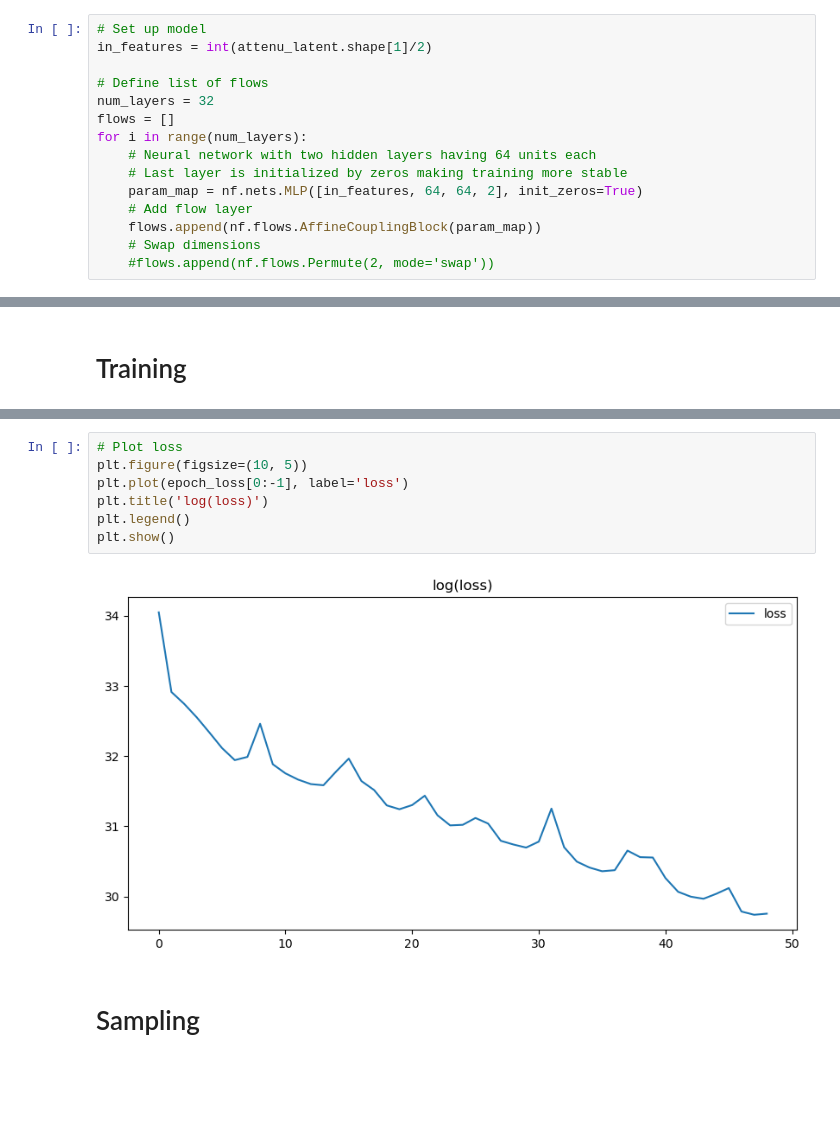
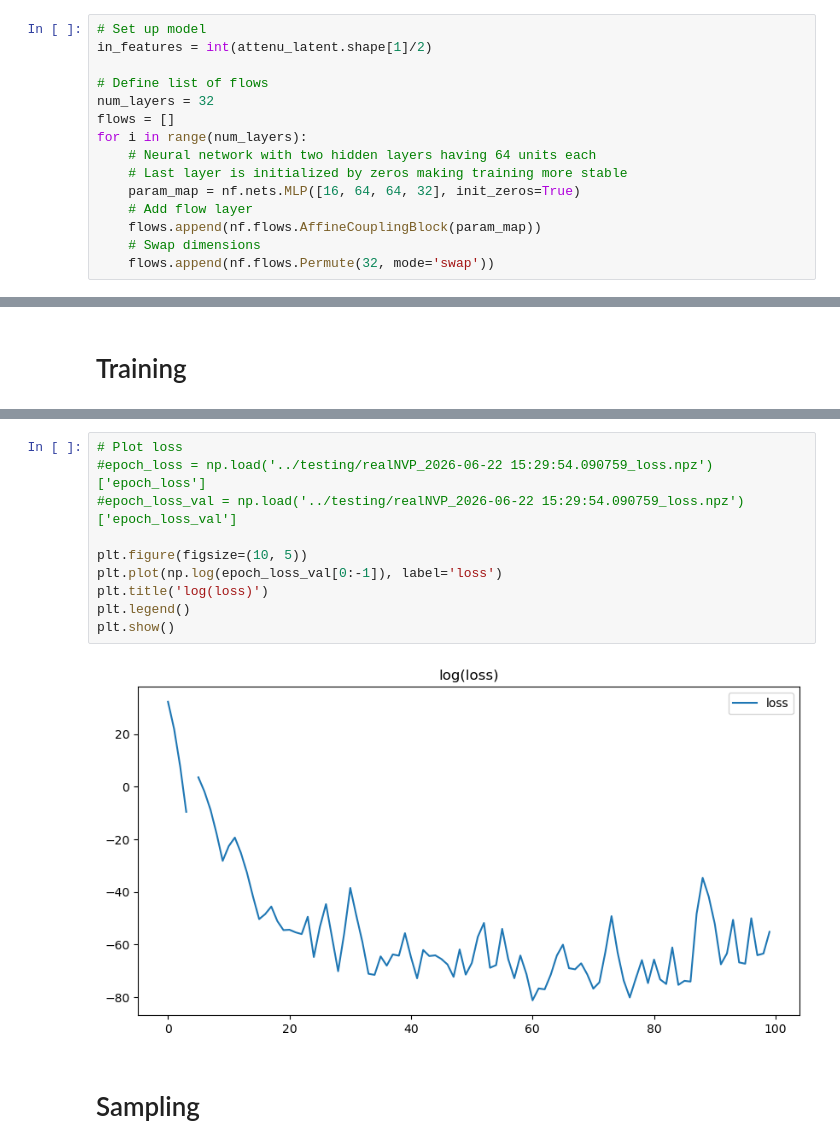
Before and after one commit to alastairyang/calibrated-prior, a Jupyter notebook: testing/normflows_testing.ipynb, the cells around one changed output, grey strips where cells are left out. Saved outputs shown, nothing was run; the diff lists cells and outputs as text; blank space fills up the shorter version.

```diff
--- a/testing/normflows_testing.ipynb
+++ b/testing/normflows_testing.ipynb
@@ -90,11 +70,11 @@ flows = []
 for i in range(num_layers):
     # Neural network with two hidden layers having 64 units each
     # Last layer is initialized by zeros making training more stable
-    param_map = nf.nets.MLP([in_features, 64, 64, 2], init_zeros=True)
+    param_map = nf.nets.MLP([16, 64, 64, 32], init_zeros=True)
     # Add flow layer
     flows.append(nf.flows.AffineCouplingBlock(param_map))
     # Swap dimensions
-    #flows.append(nf.flows.Permute(2, mode='swap'))
+    flows.append(nf.flows.Permute(32, mode='swap'))
 # %%
 # base distribution is a Gaussian with num of dimension same as training data
 base = nf.distributions.base.DiagGaussian(32)
@@ -162,11 +200,14 @@ Epoch [50/50], loss: 29.9469, time elapsed = 0.78 s
 # %%
 # Plot loss
+#epoch_loss = np.load('../testing/realNVP_2026-06-22 15:29:54.090759_loss.npz')['epoch_loss']
+#epoch_loss_val = np.load('../testing/realNVP_2026-06-22 15:29:54.090759_loss.npz')['epoch_loss_val']
+
 plt.figure(figsize=(10, 5))
-plt.plot(epoch_loss[0:-1], label='loss')
+plt.plot(np.log(epoch_loss_val[0:-1]), label='loss')
 plt.title('log(loss)')
 plt.legend()
 plt.show()
 # %% [output]
-[figure, old version]
+[figure, new version]
 # %% [markdown]
 # Sampling
```
Also changed, not shown: parts of 10 cells of this notebook, 1 other file.
